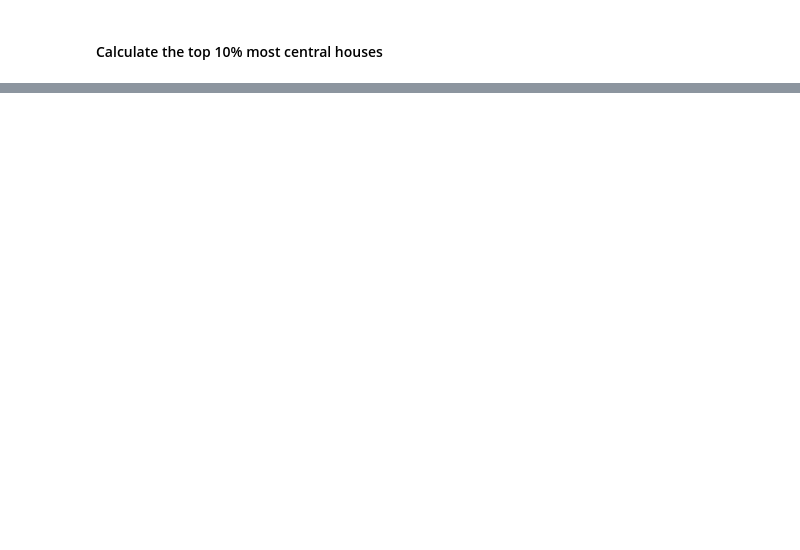
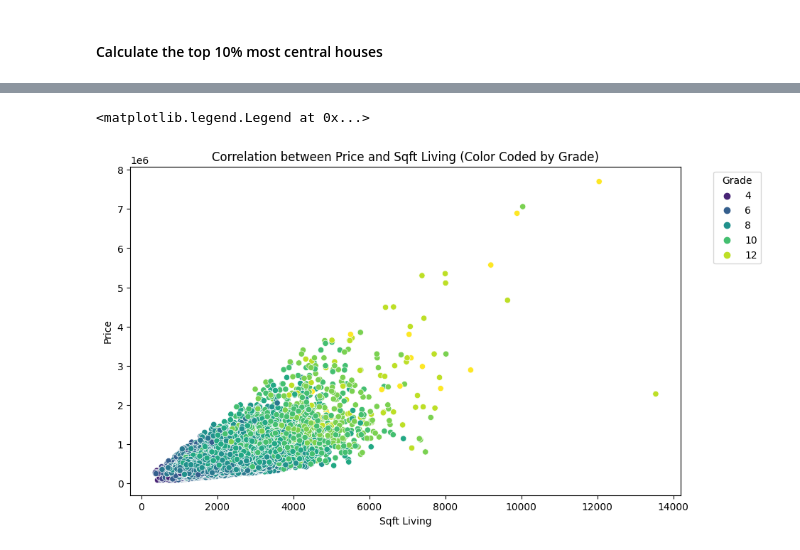
Before and after one commit to SonkyD/EDA-Project, a Jupyter notebook: EDA Projectr Oktober 2023.ipynb, the cells around one changed output, grey strips where cells are left out. Saved outputs shown, nothing was run; the diff lists cells and outputs as text; code cells hidden in the pictures; blank space fills up the shorter version.

```diff
--- a/EDA Projectr Oktober 2023.ipynb
+++ b/EDA Projectr Oktober 2023.ipynb
@@ -550,0 +555,17 @@ plt.show()
+# %%
+#Neighborhoods with higher wealth/q.o.l. (real estate grade and price) correlate with a larger living area and larger average neighborhood living areas
+
+# Create a scatter plot with color-coded points based on "grade"
+plt.figure(figsize=(10, 6))
+sns.scatterplot(data=df_joined_table, x="sqft_living", y="price", hue="grade", palette="viridis")
+
+# Customize the plot's appearance
+plt.title("Correlation between Price and Sqft Living (Color Coded by Grade)")
+plt.xlabel("Sqft Living")
+plt.ylabel("Price")
+
+# Show the legend
+plt.legend(title="Grade", bbox_to_anchor=(1.05, 1), loc='upper left')
+# %% [output]
+<matplotlib.legend.Legend at 0x...>
+[figure, added]
```
Also changed, not shown: parts of 19 cells of this notebook.
